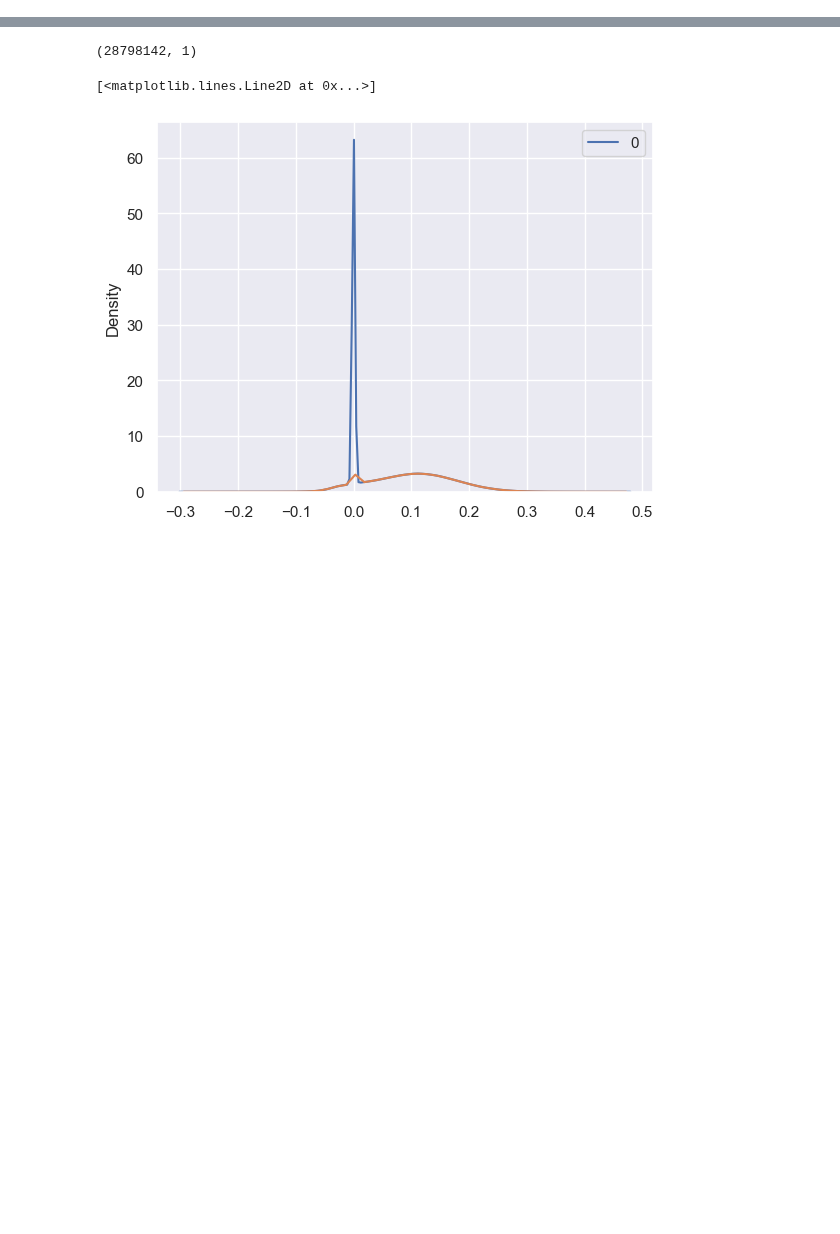
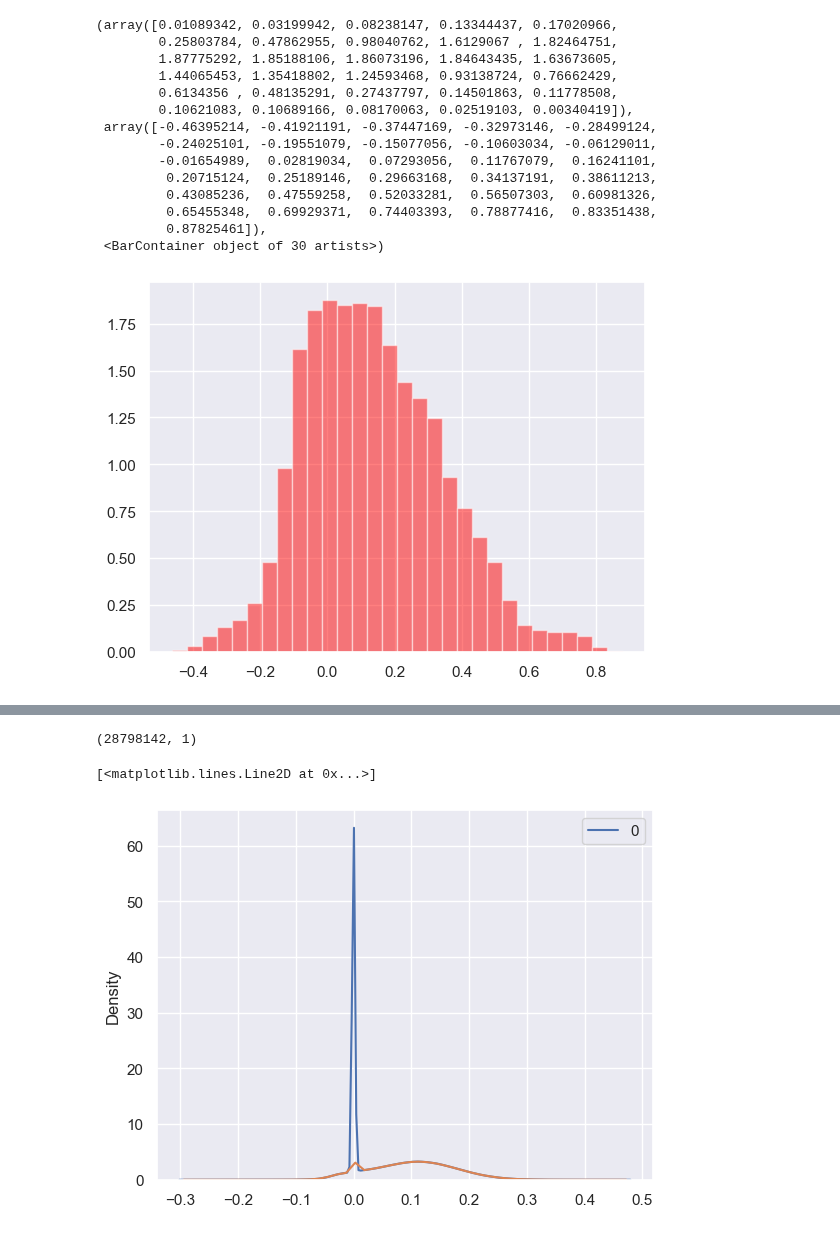
Before and after one commit to wenquchen/hytools, a Jupyter notebook: trait_probability_density.ipynb, the cells around one changed output, grey strips where cells are left out. Saved outputs shown, nothing was run; the diff lists cells and outputs as text; code cells hidden in the pictures; blank space fills up the shorter version.

```diff
--- a/trait_probability_density.ipynb
+++ b/trait_probability_density.ipynb
@@ -30,0 +115,19 @@ la_trait_img = gdal.Open(r'F:\wenqu\trait_map\site2a_la_trait_map.tiff').ReadAsA
+# %%
+# Histogram of the resampled data
+plt.hist(new_data, bins=30, density=True, alpha=0.5, color='red', label="Resampled Data Histogram")
+# %% [output]
+(array([0.01089342, 0.03199942, 0.08238147, 0.13344437, 0.17020966,
+        0.25803784, 0.47862955, 0.98040762, 1.6129067 , 1.82464751,
+        1.87775292, 1.85188106, 1.86073196, 1.84643435, 1.63673605,
+        1.44065453, 1.35418802, 1.24593468, 0.93138724, 0.76662429,
+        0.6134356 , 0.48135291, 0.27437797, 0.14501863, 0.11778508,
+        0.10621083, 0.10689166, 0.08170063, 0.02519103, 0.00340419]),
+ array([-0.46395214, -0.41921191, -0.37447169, -0.32973146, -0.28499124,
+        -0.24025101, -0.19551079, -0.15077056, -0.10603034, -0.06129011,
+        -0.01654989,  0.02819034,  0.07293056,  0.11767079,  0.16241101,
+         0.20715124,  0.25189146,  0.29663168,  0.34137191,  0.38611213,
+         0.43085236,  0.47559258,  0.52033281,  0.56507303,  0.60981326,
+         0.65455348,  0.69929371,  0.74403393,  0.78877416,  0.83351438,
+         0.87825461]),
+ <BarContainer object of 30 artists>)
+[figure, added]
```
Also changed, not shown: parts of 12 cells of this notebook.
